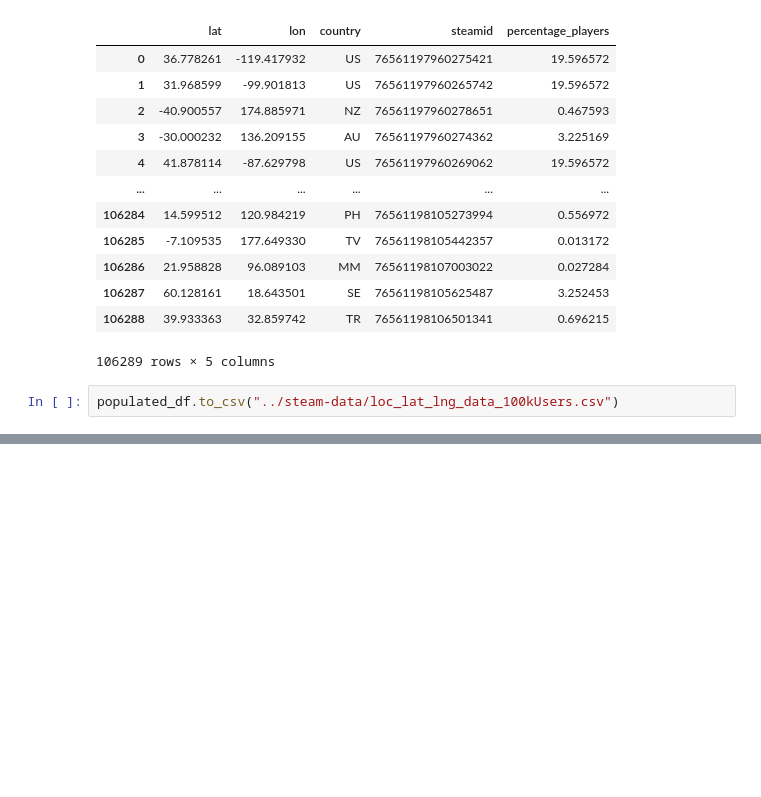
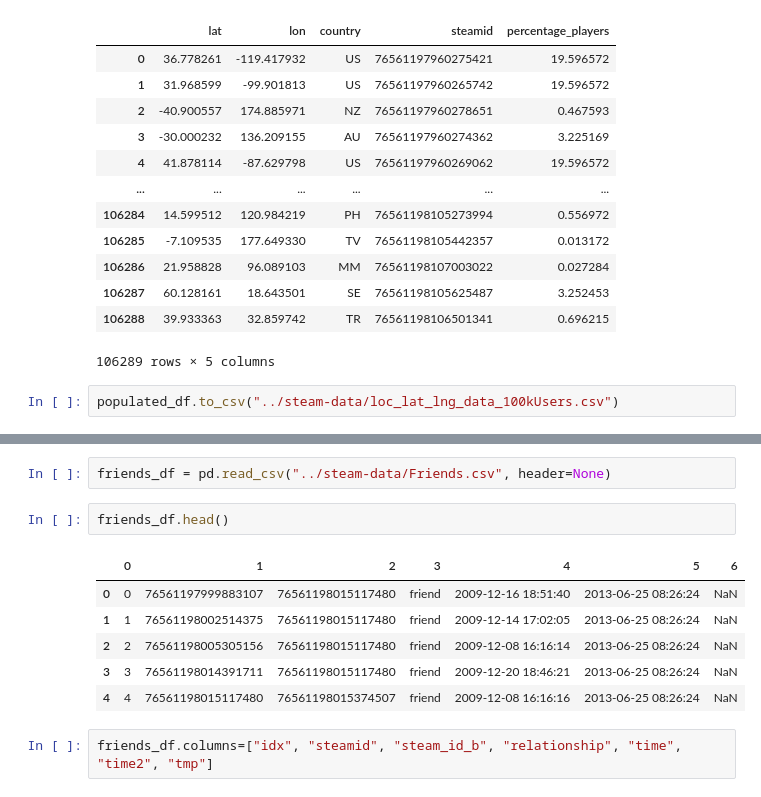
Before and after one commit to tanay-gangey/Full-Steam-Ahead, a Jupyter notebook: notebook/Process Steam Location Data.ipynb, the cells around one changed output, grey strips where cells are left out. Cells and saved outputs as stored; diff of their text form; blank space fills up the shorter version.

```diff
--- a/notebook/Process Steam Location Data.ipynb
+++ b/notebook/Process Steam Location Data.ipynb
@@ -147,0 +164,13 @@ populated_df.to_csv("../steam-data/loc_lat_lng_data_100kUsers.csv")
+# %%
+friends_df = pd.read_csv("../steam-data/Friends.csv", header=None)
+# %%
+friends_df.head()
+# %% [output]
+|  | 0 | 1 | 2 | 3 | 4 | 5 | 6 |
+| 0 | 0 | 76561197999883107 | 76561198015117480 | friend | 2009-12-16 18:51:40 | 2013-06-25 08:26:24 | NaN |
+| 1 | 1 | 76561198002514375 | 76561198015117480 | friend | 2009-12-14 17:02:05 | 2013-06-25 08:26:24 | NaN |
+| 2 | 2 | 76561198005305156 | 76561198015117480 | friend | 2009-12-08 16:16:14 | 2013-06-25 08:26:24 | NaN |
+| 3 | 3 | 76561198014391711 | 76561198015117480 | friend | 2009-12-20 18:46:21 | 2013-06-25 08:26:24 | NaN |
+| 4 | 4 | 76561198015117480 | 76561198015374507 | friend | 2009-12-08 16:16:16 | 2013-06-25 08:26:24 | NaN |
+# %%
+friends_df.columns=["idx", "steamid", "steam_id_b", "relationship", "time", "time2", "tmp"]
```
Also changed, not shown: parts of 16 cells of this notebook, 2 other files.
